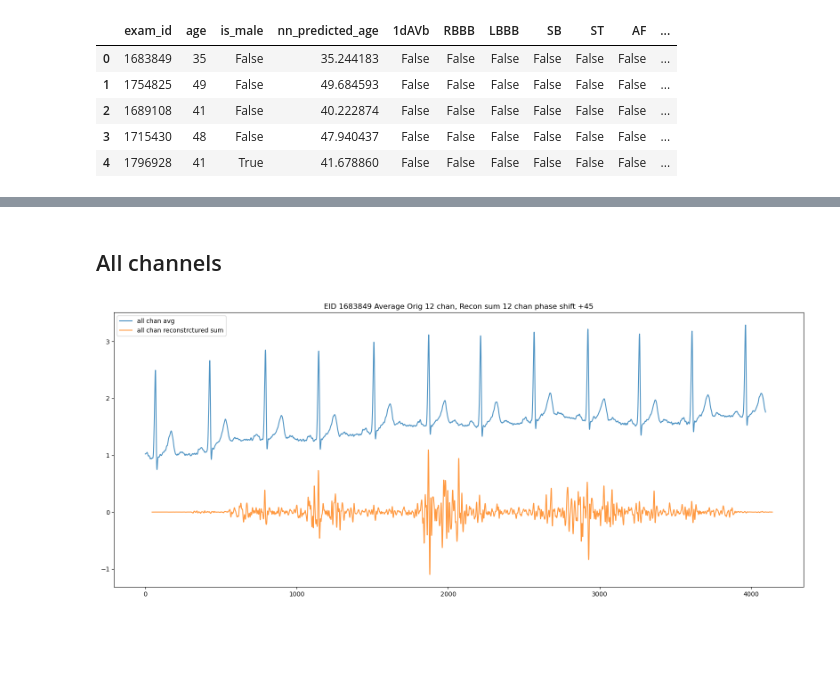
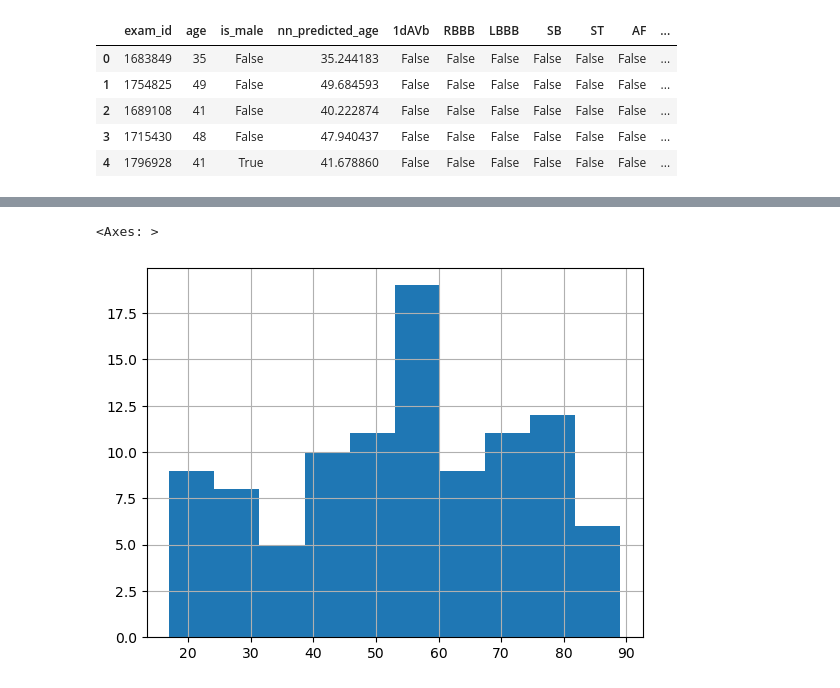
Before and after one commit to sanhitamj/ecg_unravel, a Jupyter notebook: notebooks/part16.ipynb, the cells around one changed output, grey strips where cells are left out. Cells and saved outputs as stored; diff of their text form; code cells hidden in the pictures; blank space fills up the shorter version.

```diff
--- a/notebooks/part16.ipynb
+++ b/notebooks/part16.ipynb
@@ -139,14 +105,6 @@ plt.show()
-# %% [markdown]
-## All channels
-# %%
-plt.figure(figsize=(20, 8))
-plt.plot([t for t in range(4096)], (data[0, :, :].sum(axis=1))/12, alpha=0.8, label='all chan avg')
-plt.plot([t + 45 for t in range(4096)], (xr[n, :, :].sum(axis=1)), alpha=0.8, label='all chan reconstrctured sum')
-plt.title("EID 1683849 Average Orig 12 chan, Recon sum 12 chan phase shift +45")
-plt.legend()
-# plt.savefig('plots/eid_1683849_traces_orig_avg_recon_sum_phase_shift_45.jpg', bbox_inches='tight')
-
-plt.plot()
-plt.show()
-# %% [output]
-[figure, removed]
+# %%
+# making sure that the first 100 patients show a good distribution in age
+df.iloc[:100]['age'].hist()
+# %% [output]
+<Axes: >
+[figure, added]
```
Also changed, not shown: parts of 15 cells of this notebook, 1 other file.
